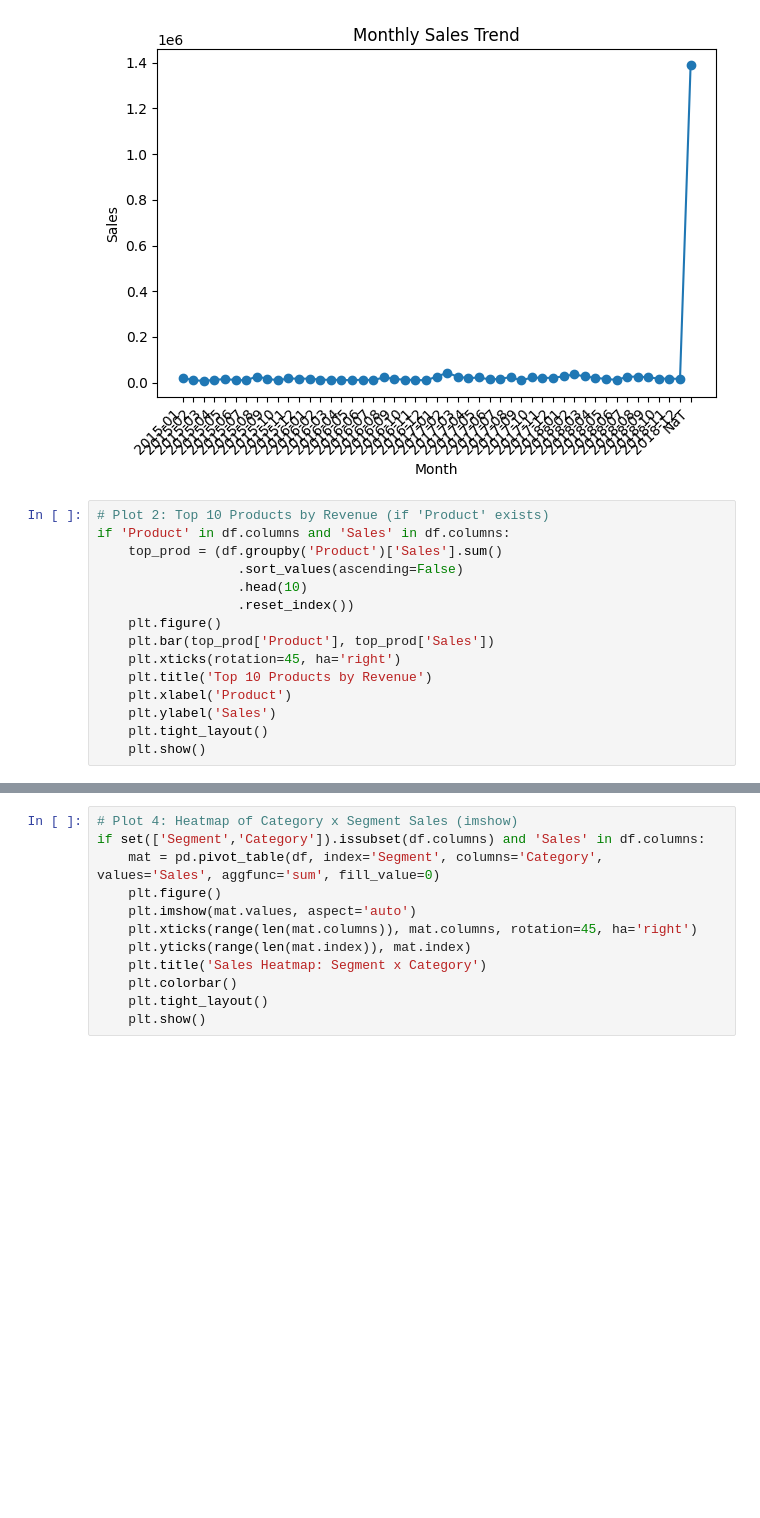
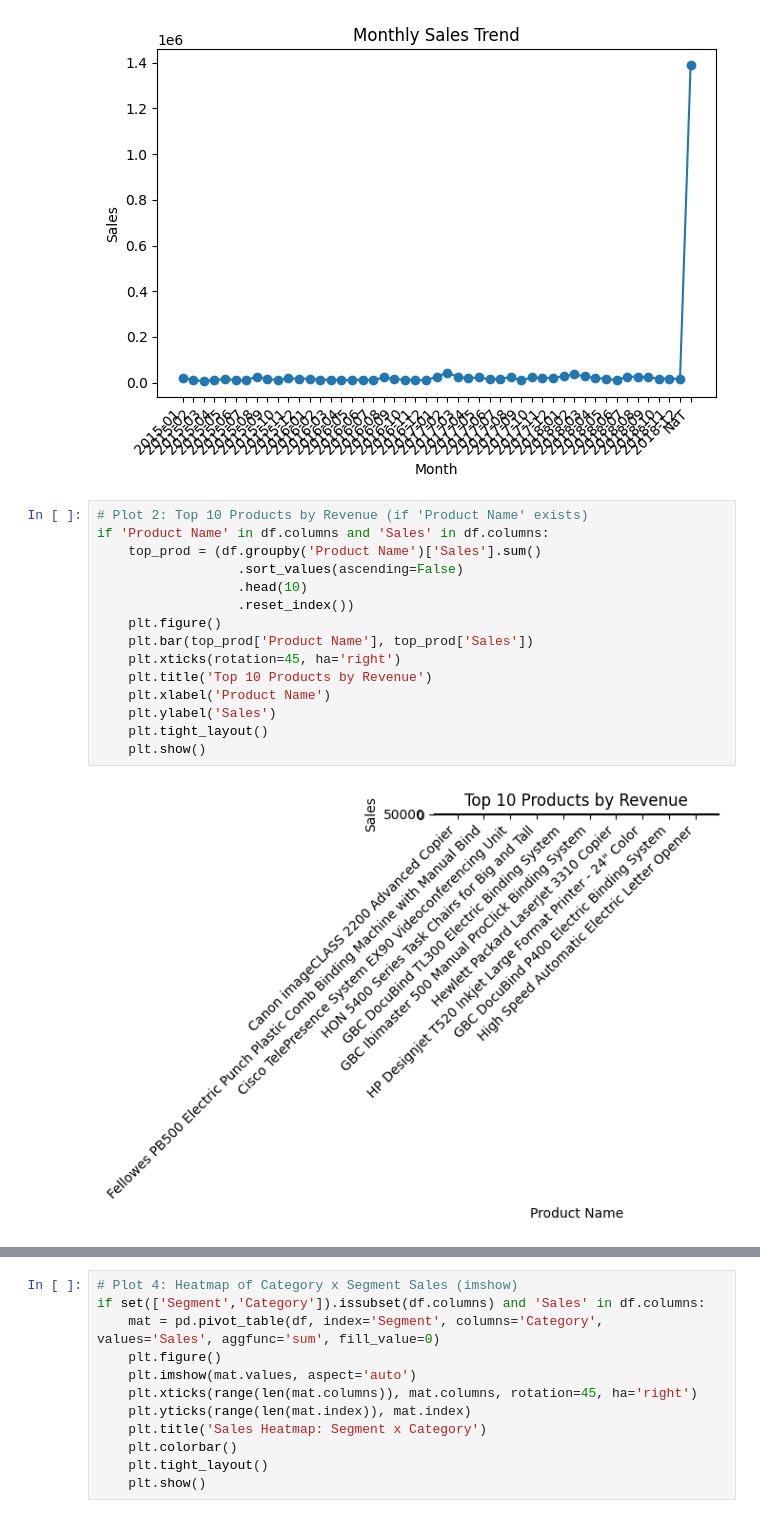
Before and after one commit to Fahadmmd/sales-operations-analytics, a Jupyter notebook: data_process_enhanced.ipynb, the cells around one changed output, grey strips where cells are left out. Cells and saved outputs as stored; diff of their text form; blank space fills up the shorter version.

```diff
--- a/data_process_enhanced.ipynb
+++ b/data_process_enhanced.ipynb
@@ -220,18 +220,20 @@ if 'Order_Month' in df.columns and 'Sales' in df.columns:
 # %% [output]
 [figure]
 # %%
-# Plot 2: Top 10 Products by Revenue (if 'Product' exists)
-if 'Product' in df.columns and 'Sales' in df.columns:
-    top_prod = (df.groupby('Product')['Sales'].sum()
+# Plot 2: Top 10 Products by Revenue (if 'Product Name' exists)
+if 'Product Name' in df.columns and 'Sales' in df.columns:
+    top_prod = (df.groupby('Product Name')['Sales'].sum()
                   .sort_values(ascending=False)
                   .head(10)
                   .reset_index())
     plt.figure()
-    plt.bar(top_prod['Product'], top_prod['Sales'])
+    plt.bar(top_prod['Product Name'], top_prod['Sales'])
     plt.xticks(rotation=45, ha='right')
     plt.title('Top 10 Products by Revenue')
-    plt.xlabel('Product')
+    plt.xlabel('Product Name')
     plt.ylabel('Sales')
     plt.tight_layout()
     plt.show()
+# %% [output]
+[figure, added]
 # %%
```
Also changed, not shown: parts of 2 cells of this notebook.
